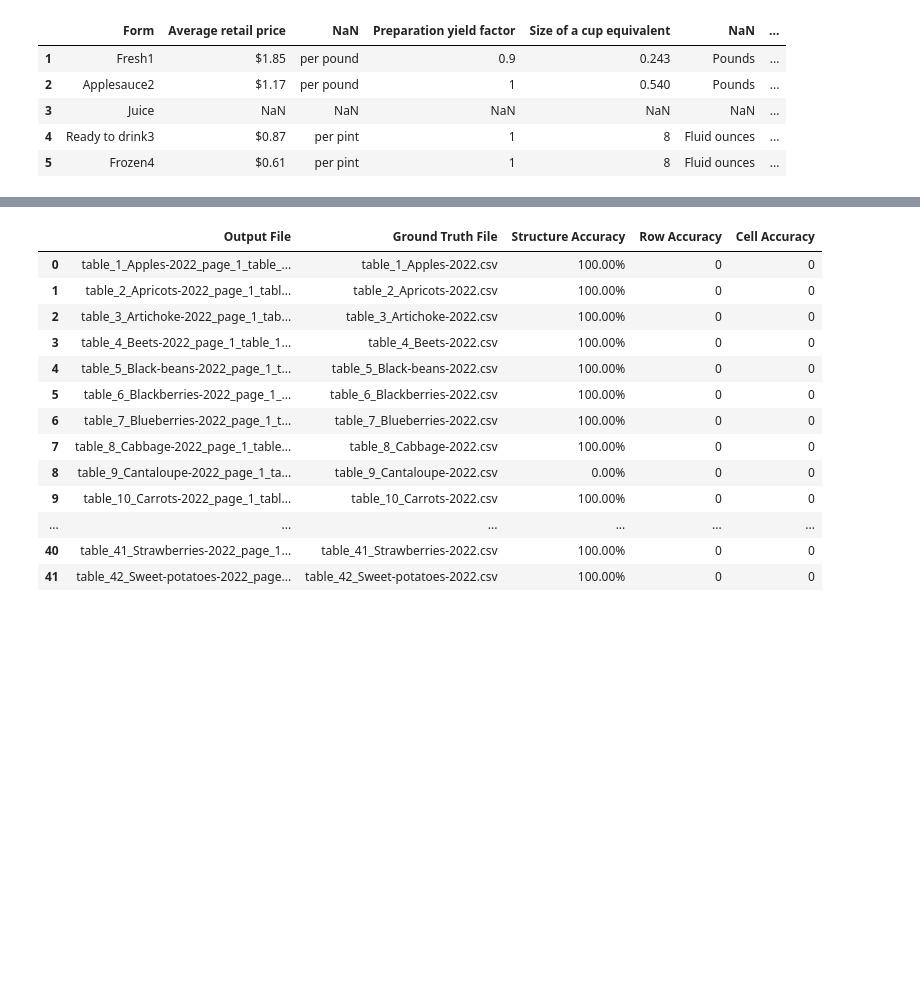
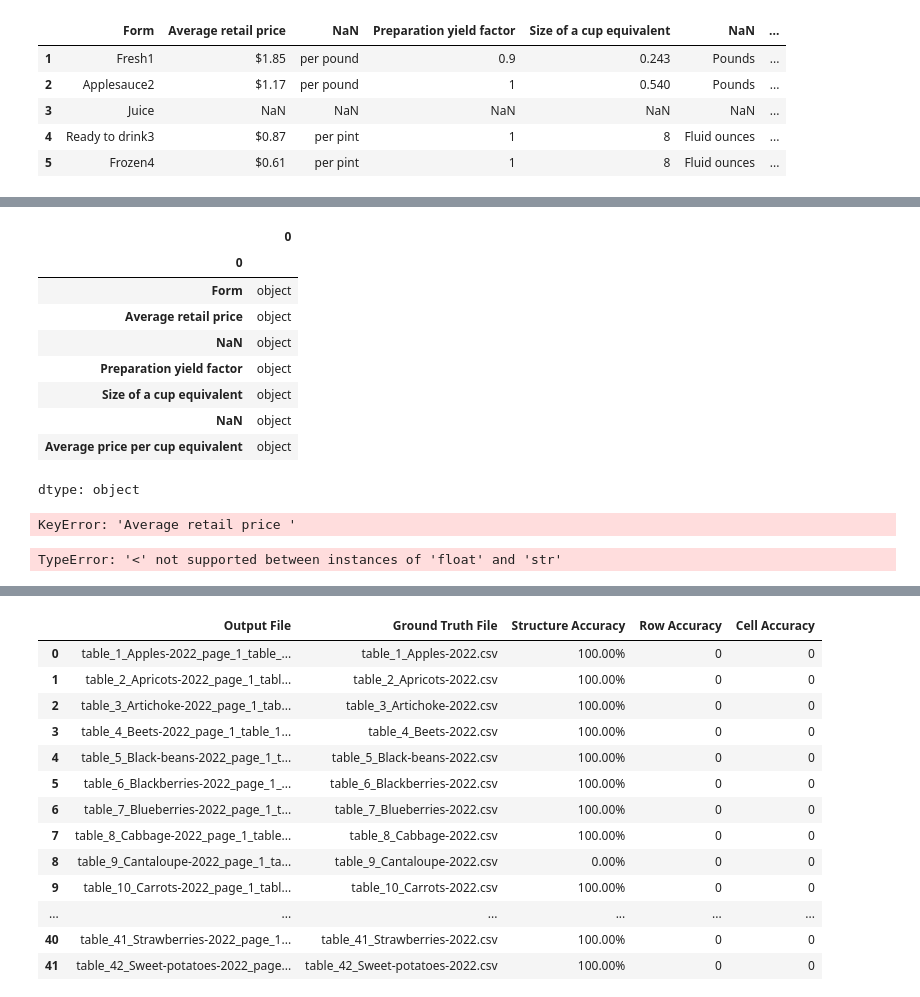
Before and after one commit to rendalamili/ml-for-table-extraction, a Jupyter notebook: Final_Metrics_Analysis.ipynb, the cells around one changed output, grey strips where cells are left out. Drawn from its saved outputs; the diff is of its cells as text; code cells hidden in the pictures; blank space fills up the shorter version.

```diff
--- a/Final_Metrics_Analysis.ipynb
+++ b/Final_Metrics_Analysis.ipynb
@@ -134,0 +197,17 @@ def row_accuracy(output_df, ground_truth_df):
+# %%
+df2.dtypes
+# %% [output]
+|  | 0 |
+| 0 |  |
+| Form | object |
+| Average retail price | object |
+| NaN | object |
+| Preparation yield factor | object |
+| Size of a cup equivalent | object |
+| NaN | object |
+| Average price per cup equivalent | object |
+dtype: object
+# %%
+fix_dtypes(df, df2)
+# %% [output]
+KeyError: 'Average retail price '
@@ -134,0 +231,4 @@ def row_accuracy(output_df, ground_truth_df):
+# %%
+cell_accuracy(df, df2)
+# %% [output]
+TypeError: '<' not supported between instances of 'float' and 'str'
```
Also changed, not shown: parts of 19 cells of this notebook.
